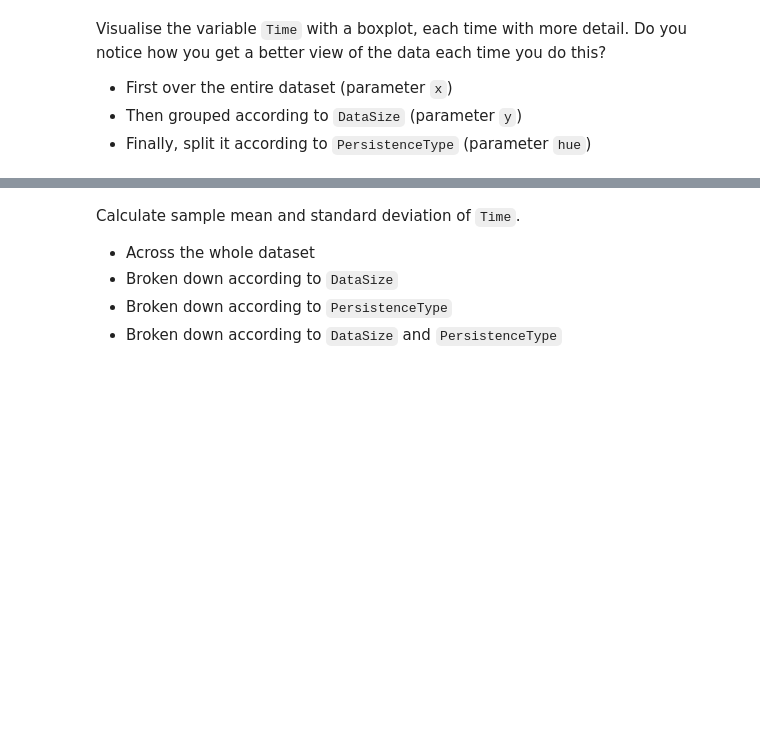
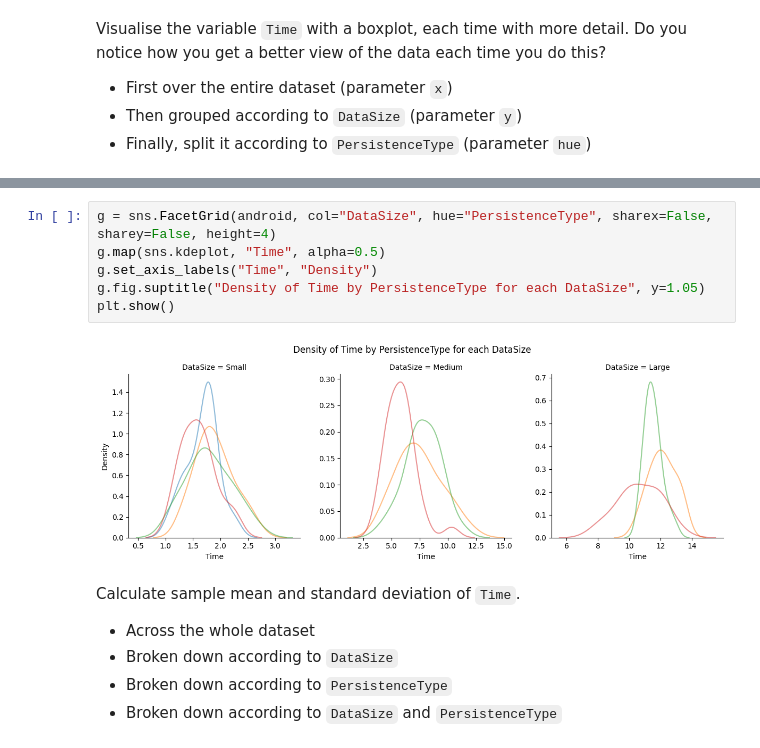
Before and after one commit to BrentVervaet/dsai-labs-bv, a Jupyter notebook: 2-analysis-1-var/lab-2.06-android-persistence.ipynb, the cells around one changed output, grey strips where cells are left out. Drawn from its saved outputs; the diff is of its cells as text; blank space fills up the shorter version.

```diff
--- a/2-analysis-1-var/lab-2.06-android-persistence.ipynb
+++ b/2-analysis-1-var/lab-2.06-android-persistence.ipynb
@@ -27,6 +79,14 @@ Visualise the variable `Time` with a boxplot, each time with more detail. Do you
 **(Challenge)** Try to do something similar with a density graph: for each value of `DataSize`, show a scatter diagram showing a density graph of the variable `Time` for each value of `PersistenceType` (tip: `sns.FacetGrid()`). The result may look something like this:
 
 ![Density graphs for each `DataSize`, comparing the performance of different `PersistenceTypes`](img/persistence-density.png)
+# %%
+g = sns.FacetGrid(android, col="DataSize", hue="PersistenceType", sharex=False, sharey=False, height=4)
+g.map(sns.kdeplot, "Time", alpha=0.5)
+g.set_axis_labels("Time", "Density")
+g.fig.suptitle("Density of Time by PersistenceType for each DataSize", y=1.05)
+plt.show()
+# %% [output]
+[figure, added]
 # %% [markdown]
 Calculate sample mean and standard deviation of `Time`.
 
```
Also changed, not shown: parts of 4 cells of this notebook, 2 other files.
